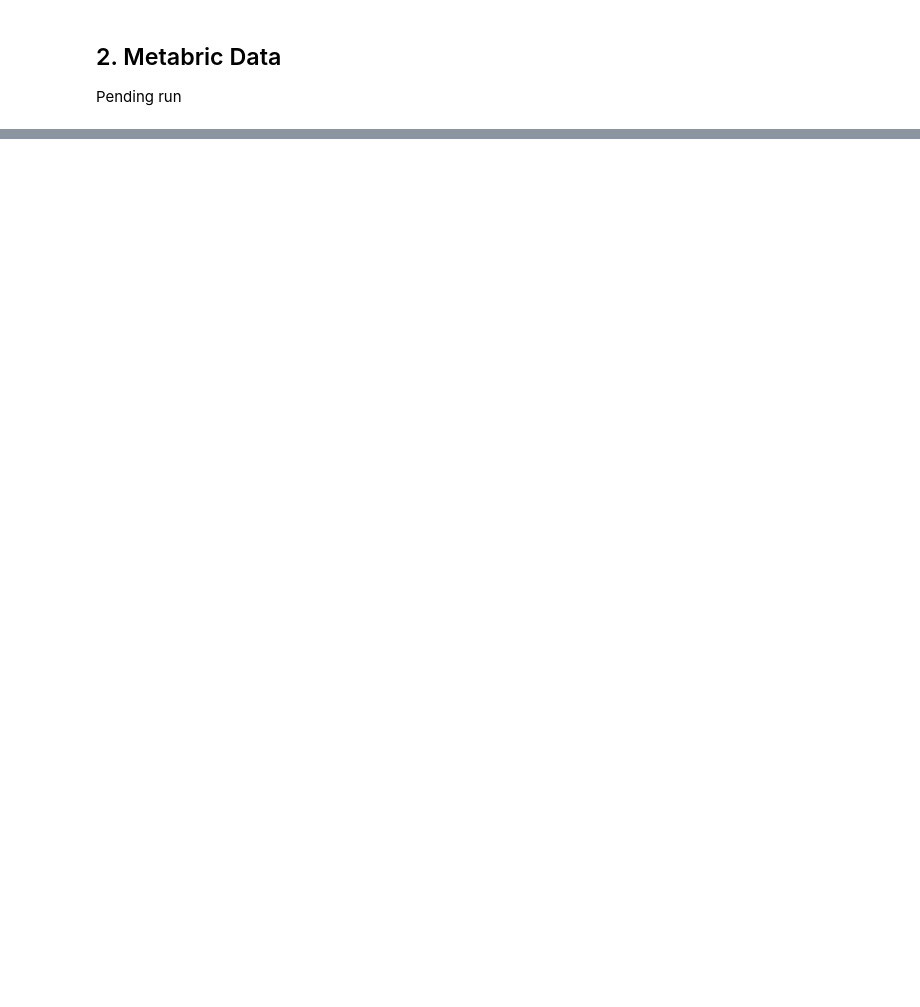
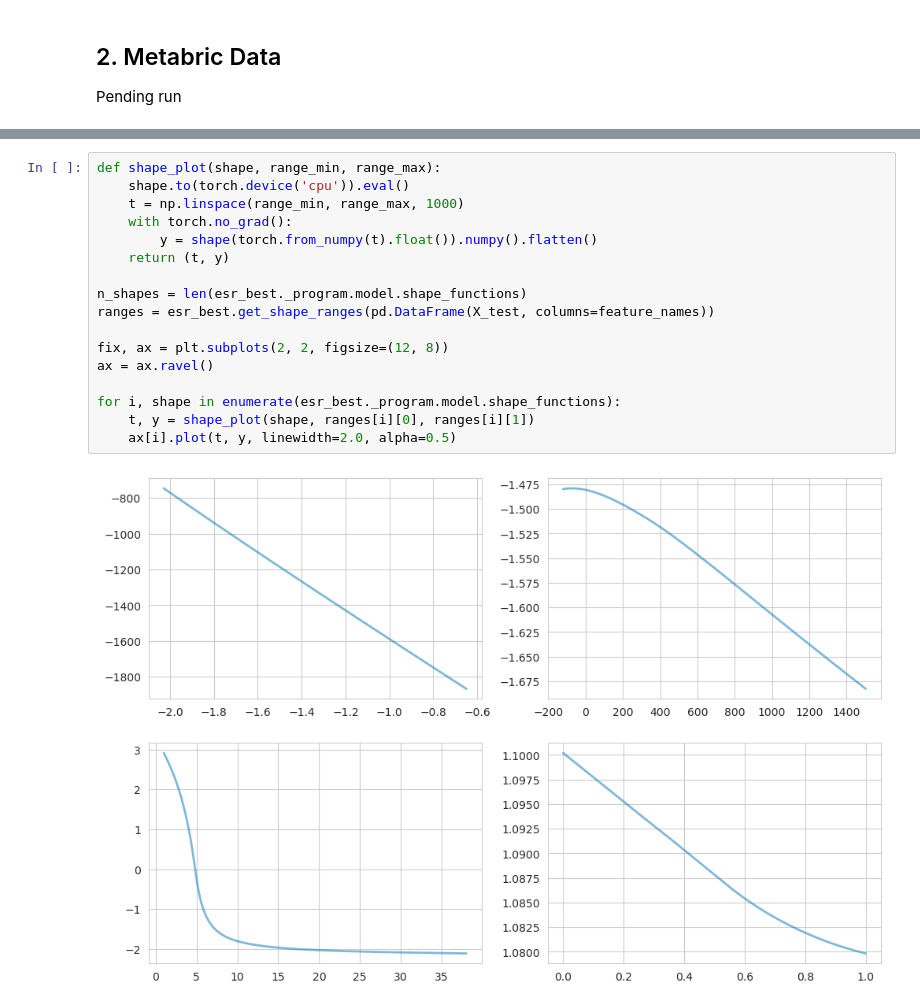
Before and after one commit to steliosbl/SurvSHAREs, a Jupyter notebook: share_evaluation.ipynb, the cells around one changed output, grey strips where cells are left out. Cells and saved outputs as stored; diff of their text form; blank space fills up the shorter version.

```diff
--- a/share_evaluation.ipynb
+++ b/share_evaluation.ipynb
@@ -139,0 +234,19 @@ Pending run
+# %%
+def shape_plot(shape, range_min, range_max):
+    shape.to(torch.device('cpu')).eval()
+    t = np.linspace(range_min, range_max, 1000)
+    with torch.no_grad():
+        y = shape(torch.from_numpy(t).float()).numpy().flatten()
+    return (t, y)
+
+n_shapes = len(esr_best._program.model.shape_functions)
+ranges = esr_best.get_shape_ranges(pd.DataFrame(X_test, columns=feature_names))
+
+fix, ax = plt.subplots(2, 2, figsize=(12, 8))
+ax = ax.ravel()
+
+for i, shape in enumerate(esr_best._program.model.shape_functions):
+    t, y = shape_plot(shape, ranges[i][0], ranges[i][1])
+    ax[i].plot(t, y, linewidth=2.0, alpha=0.5)
+# %% [output]
+[figure, added]
```
Also changed, not shown: parts of 11 cells of this notebook.
